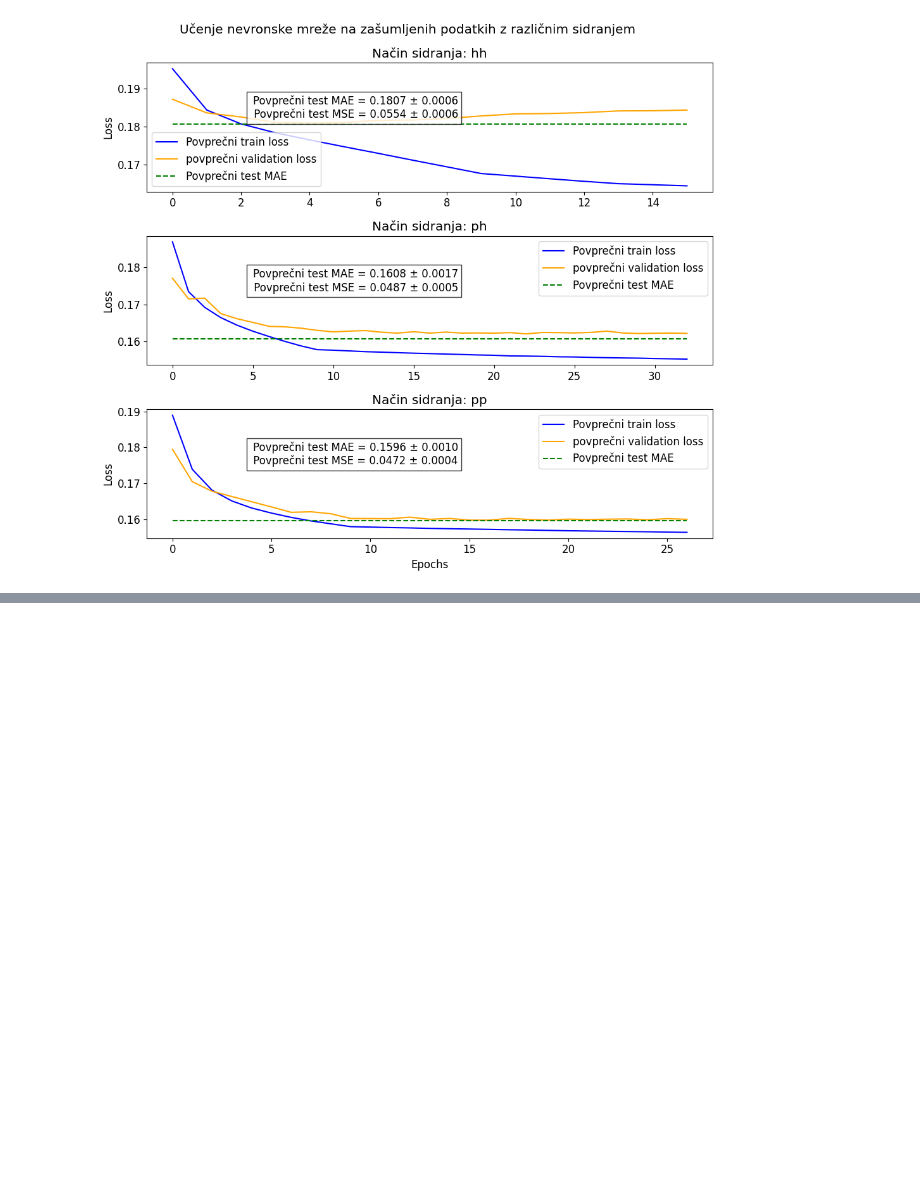
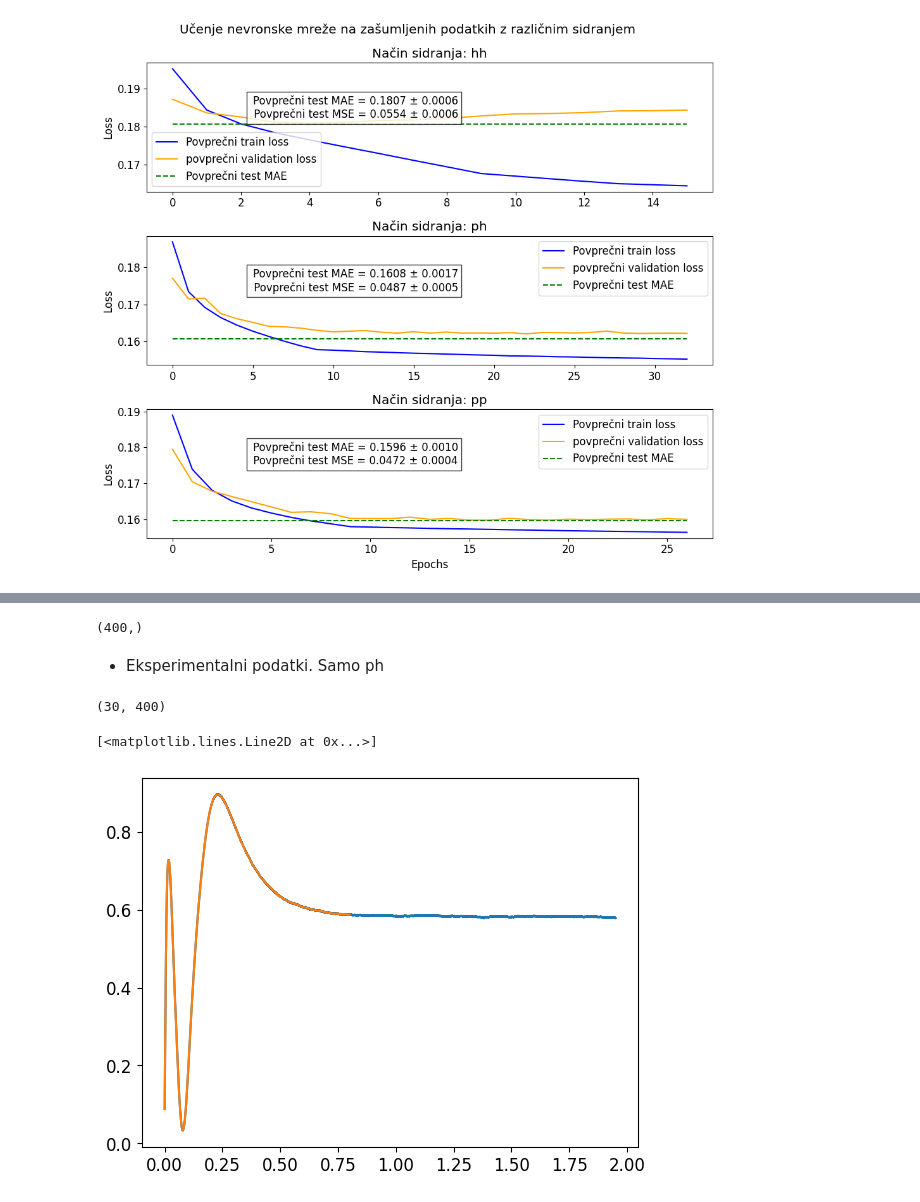
Before and after one commit to tadejkooo/PSUF, a Jupyter notebook: PSUF3/python/main2.ipynb, the cells around one changed output, grey strips where cells are left out. Saved outputs shown, nothing was run; the diff lists cells and outputs as text; code cells hidden in the pictures; blank space fills up the shorter version.

```diff
--- a/PSUF3/python/main2.ipynb
+++ b/PSUF3/python/main2.ipynb
@@ -432,0 +431,7 @@ plt.show()
+# %%
+model0_hh = tf.keras.models.load_model("models3\\model0_hh\\best_model_fold_1.keras")
+model0_ph = tf.keras.models.load_model("models3\\model0_ph\\best_model_fold_1.keras")
+model0_pp = tf.keras.models.load_model("models3\\model0_pp\\best_model_fold_1.keras")
+model100_hh = tf.keras.models.load_model("models3\\model100_hh\\best_model_fold_1.keras")
+model100_ph = tf.keras.models.load_model("models3\\model100_ph\\best_model_fold_1.keras")
+model100_pp = tf.keras.models.load_model("models3\\model100_pp\\best_model_fold_1.keras")
@@ -432,0 +585,26 @@ plt.show()
+# %%
+time=np.linspace(0,1.95,15600)
+print(ts.shape)
+# %% [output]
+(400,)
+# %% [markdown]
+- Eksperimentalni podatki. Samo ph
+# %%
+# Eksperimentalni podatki
+
+x_test = np.zeros((30, 400))
+
+for i in range(0, 30):
+    x = np.load(root + f"ExpData\\exp_intensity_{i}.npy")
+    f = interp1d(time, x, axis=0)
+    x_new = f(ts)
+    x_test[i] = x_new
+
+print(x_test.shape)
+
+plt.plot(time, x)
+plt.plot(ts, x_test[-1])
+# %% [output]
+(30, 400)
+[<matplotlib.lines.Line2D at 0x...>]
+[figure, added]
```
Also changed, not shown: parts of 11 cells of this notebook, 12 other files.
